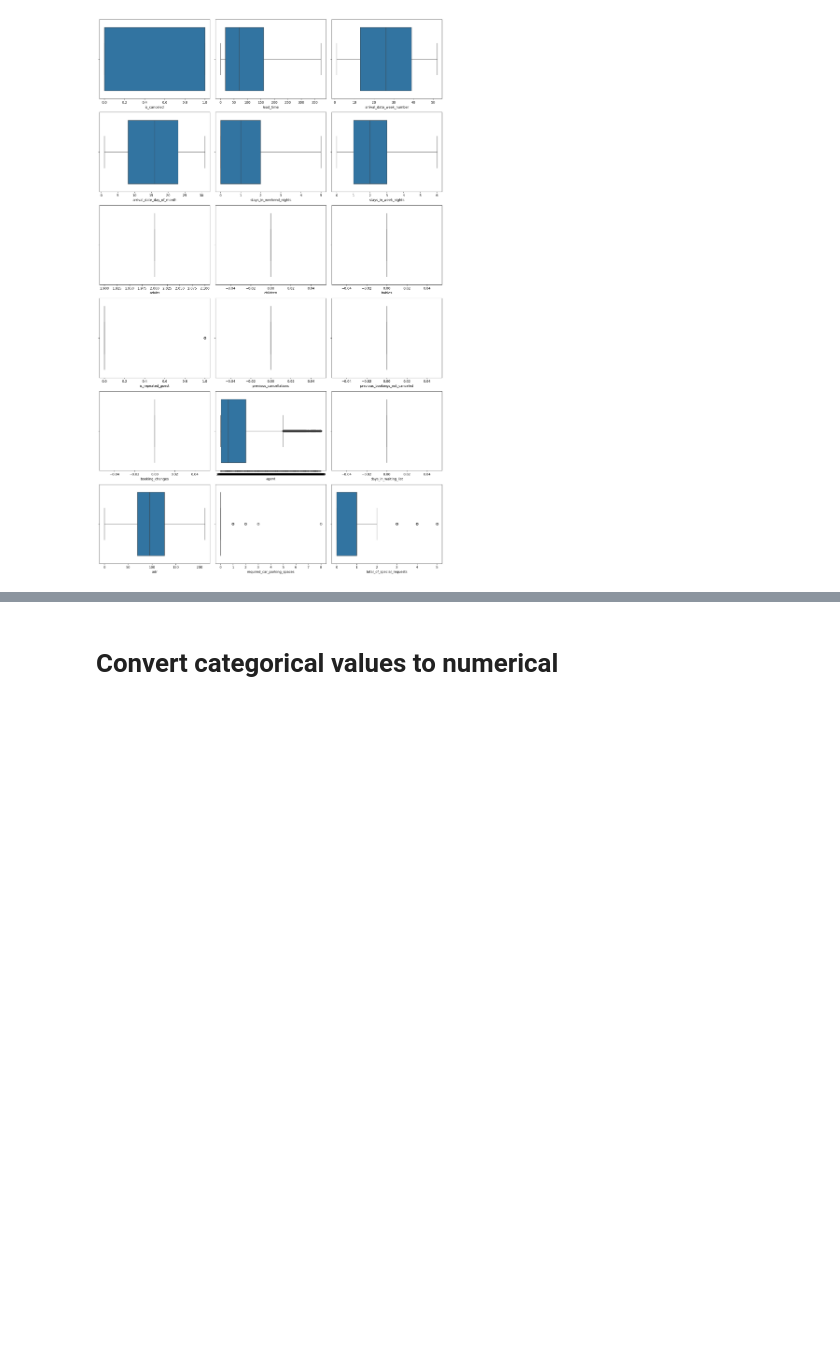
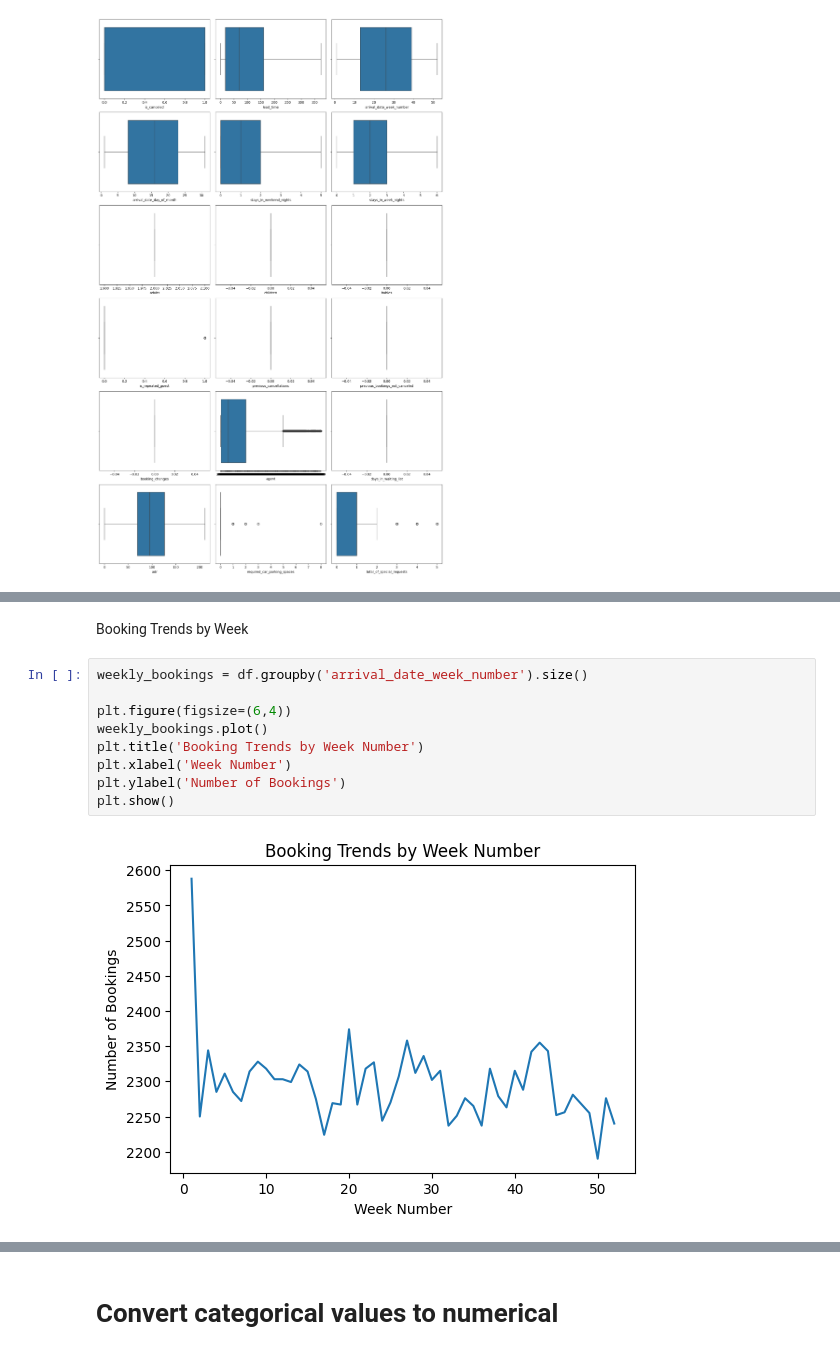
Before and after one commit to mohamedelziat50/Hotel-Bookings-AI-MIU, a Jupyter notebook: Hotel_Booking.ipynb, the cells around one changed output, grey strips where cells are left out. Drawn from its saved outputs; the diff is of its cells as text; blank space fills up the shorter version.

```diff
--- a/Hotel_Booking.ipynb
+++ b/Hotel_Booking.ipynb
@@ -480,0 +510,13 @@ visualize_diagram("Boxplot")
+# %% [markdown]
+Booking Trends by Week
+# %%
+weekly_bookings = df.groupby('arrival_date_week_number').size()
+
+plt.figure(figsize=(6,4))
+weekly_bookings.plot()
+plt.title('Booking Trends by Week Number')
+plt.xlabel('Week Number')
+plt.ylabel('Number of Bookings')
+plt.show()
+# %% [output]
+[figure, added]
```
Also changed, not shown: parts of 22 cells of this notebook.
